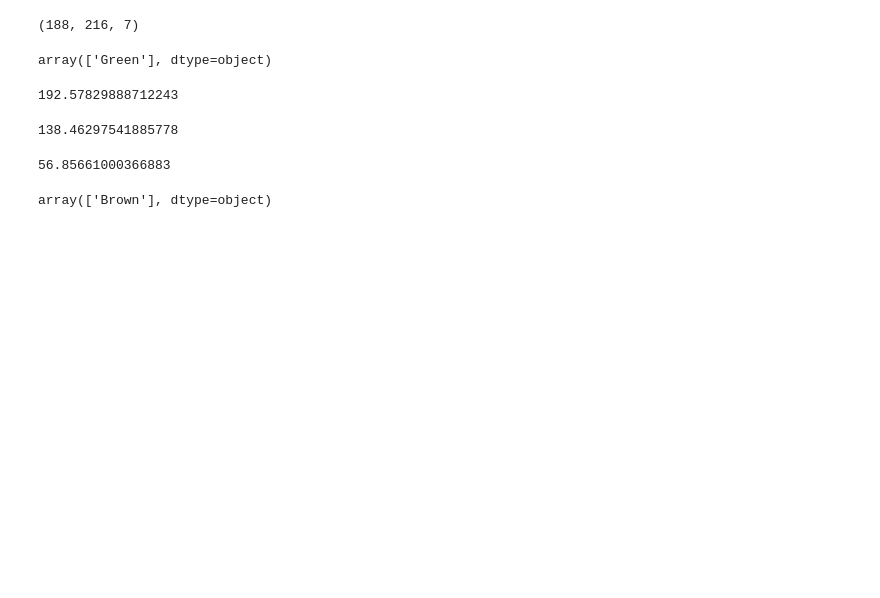
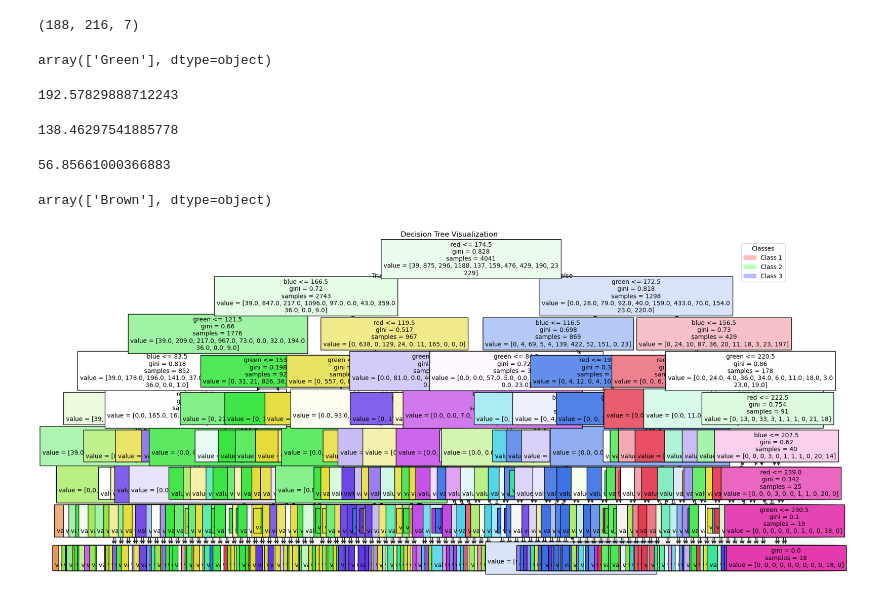
Before and after one commit to Nnadozi/HackOHI-O-2025, a Jupyter notebook: app/backend/model_dev.ipynb, the cells around one changed output. Saved outputs shown, nothing was run; the diff lists cells and outputs as text; code cells hidden in the pictures; blank space fills up the shorter version.

```diff
--- a/app/backend/model_dev.ipynb
+++ b/app/backend/model_dev.ipynb
@@ -114,3 +154,30 @@ model.predict([[avgR, avgG, avgB]])
 138.46297541885778
 56.85661000366883
 array(['Brown'], dtype=object)
+# %%
+from sklearn.tree import plot_tree
+import matplotlib.patches as mpatches
+
+# Set up the figure
+plt.figure(figsize=(20, 10))
+
+# Plot the tree
+plot_tree(
+    model,
+    feature_names=X.columns,
+    filled=True,
+    fontsize=10
+)
+
+legend_labels = [
+    mpatches.Patch(color='#FFBBBB', label='Class 1'),
+    mpatches.Patch(color='#BBFFBB', label='Class 2'),
+    mpatches.Patch(color='#BBBBFF', label='Class 3')
+]
+
+plt.legend(handles=legend_labels, title='Classes')
+
+plt.title("Decision Tree Visualization")
+plt.show()
+# %% [output]
+[figure, added]
```
Also changed, not shown: parts of 3 cells of this notebook, 1 other file.
